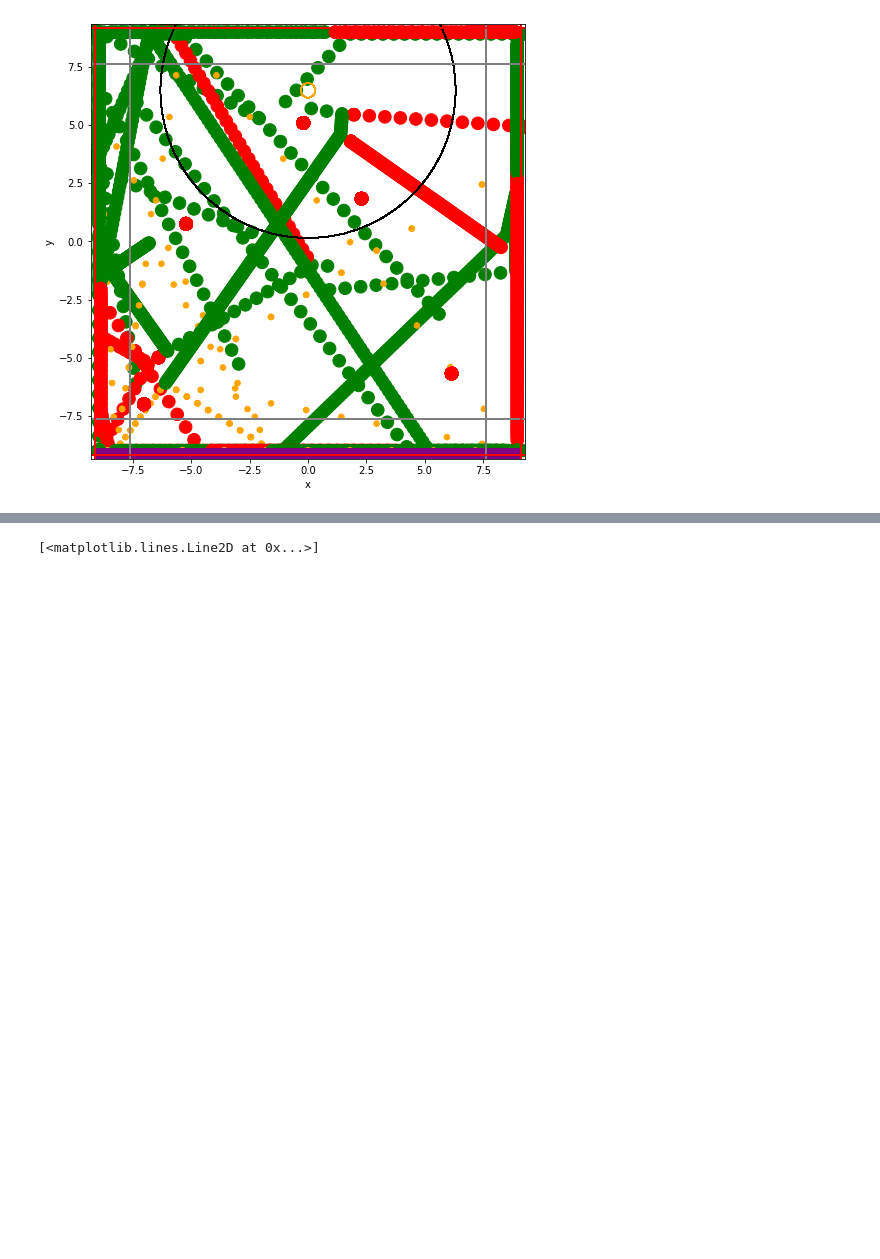
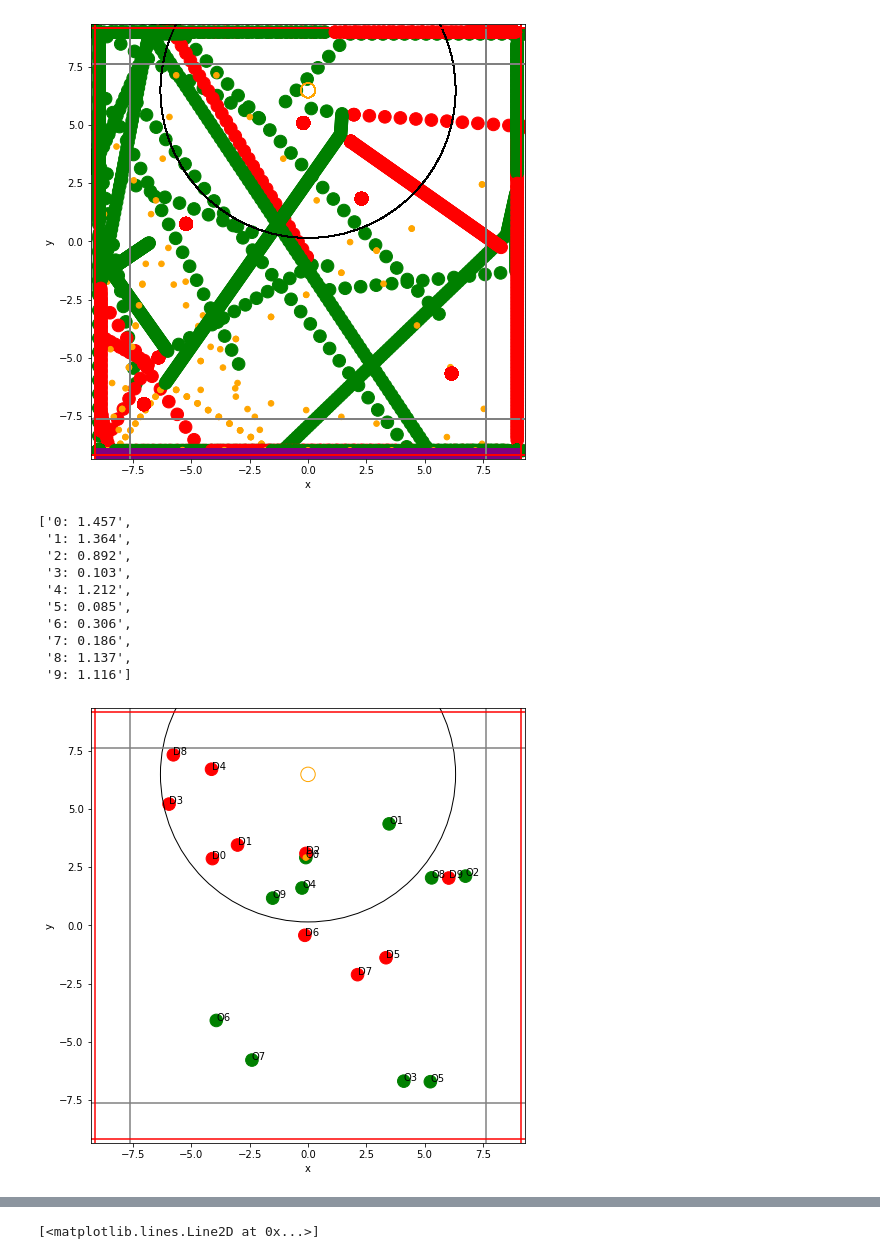
Before and after one commit to akarshkumar0101/basketball-rl, a Jupyter notebook: viz_env.ipynb, the cells around one changed output, grey strips where cells are left out. Saved outputs shown, nothing was run; the diff lists cells and outputs as text; code cells hidden in the pictures; blank space fills up the shorter version.

```diff
--- a/viz_env.ipynb
+++ b/viz_env.ipynb
@@ -38,0 +41,21 @@ fig = env.render_episode(mode='overlay', tqdm=tqdm)
+# %%
+env = env_basketball.BasketballEnv(config={'n_offensive_players': 10, 'n_defensive_players': 10, 'thickness_3_point': 1.})
+state = env.reset()
+p = PPPHC(env)
+# %%
+ppp = p.evaluate_ppp()
+# %%
+env.render()
+[f"{i}: {pppi.item():.03f}" for i, pppi in enumerate(ppp)]
+# %% [output]
+['0: 1.457',
+ '1: 1.364',
+ '2: 0.892',
+ '3: 0.103',
+ '4: 1.212',
+ '5: 0.085',
+ '6: 0.306',
+ '7: 0.186',
+ '8: 1.137',
+ '9: 1.116']
+[figure, added]
```
Also changed, not shown: parts of 5 cells of this notebook, 2 other files.
